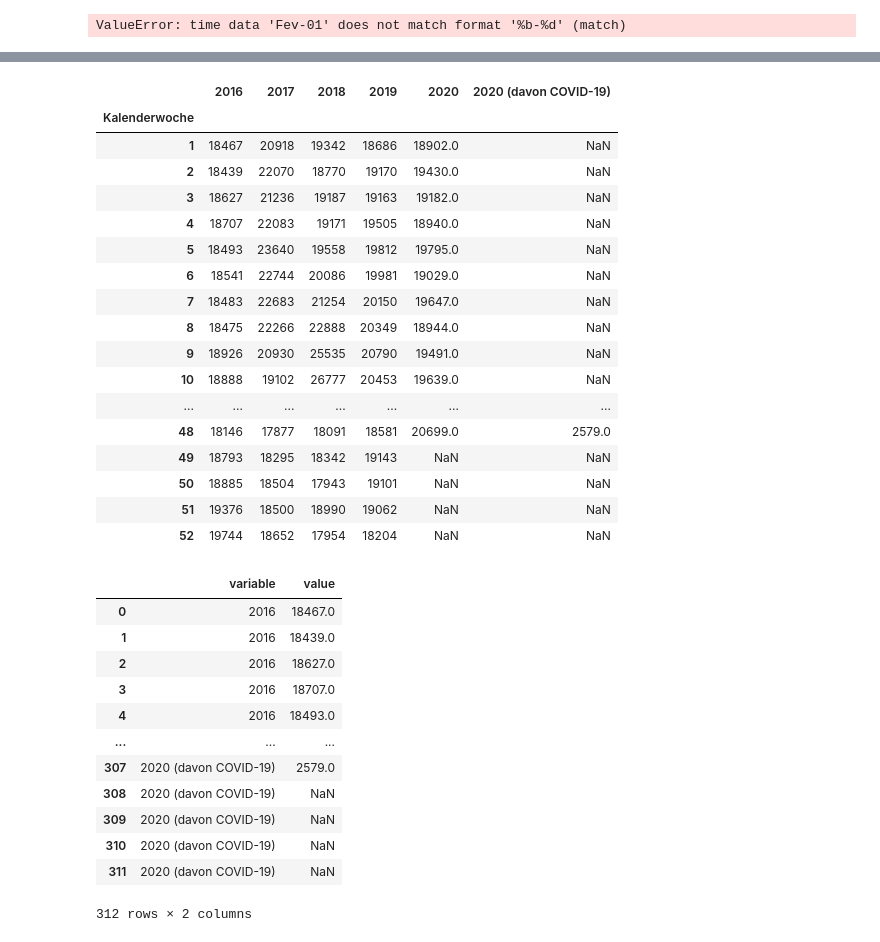
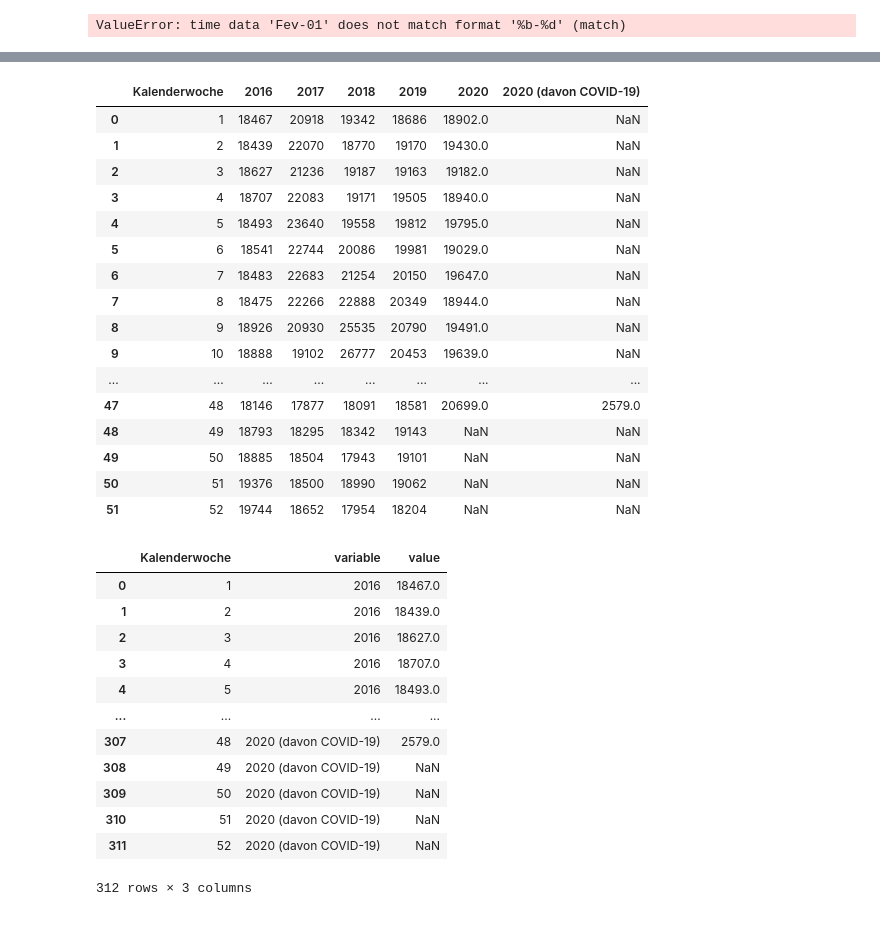
Before and after one commit to joao-dias-25/carta13, a Jupyter notebook: testing.ipynb, the cells around one changed output, grey strips where cells are left out. Drawn from its saved outputs; the diff is of its cells as text; code cells hidden in the pictures.

```diff
--- a/testing.ipynb
+++ b/testing.ipynb
@@ -77,45 +77,44 @@ fig.show()
 [interactive output not drawn]
 [interactive output not drawn]
 # %%
-df=pd.read_csv("data/Deutschland/sterbefallzahlen.csv", delimiter=';', index_col=0)#, skiprows=7, nrows=60, usecols=range(0,5))
+df=pd.read_csv("data/Deutschland/sterbefallzahlen.csv", delimiter=';')#, skiprows=7, nrows=60, usecols=range(0,5))
 # %%
 df
 # %% [output]
-|  | 2016 | 2017 | 2018 | 2019 | 2020 | 2020 (davon COVID-19) |
-| Kalenderwoche |  |  |  |  |  |  |
-| 1 | 18467 | 20918 | 19342 | 18686 | 18902.0 | NaN |
-| 2 | 18439 | 22070 | 18770 | 19170 | 19430.0 | NaN |
-| 3 | 18627 | 21236 | 19187 | 19163 | 19182.0 | NaN |
-| 4 | 18707 | 22083 | 19171 | 19505 | 18940.0 | NaN |
-| 5 | 18493 | 23640 | 19558 | 19812 | 19795.0 | NaN |
-| 6 | 18541 | 22744 | 20086 | 19981 | 19029.0 | NaN |
-| 7 | 18483 | 22683 | 21254 | 20150 | 19647.0 | NaN |
-| 8 | 18475 | 22266 | 22888 | 20349 | 18944.0 | NaN |
-| 9 | 18926 | 20930 | 25535 | 20790 | 19491.0 | NaN |
-| 10 | 18888 | 19102 | 26777 | 20453 | 19639.0 | NaN |
-| ... | ... | ... | ... | ... | ... | ... |
-| 48 | 18146 | 17877 | 18091 | 18581 | 20699.0 | 2579.0 |
-| 49 | 18793 | 18295 | 18342 | 19143 | NaN | NaN |
-| 50 | 18885 | 18504 | 17943 | 19101 | NaN | NaN |
-| 51 | 19376 | 18500 | 18990 | 19062 | NaN | NaN |
-| 52 | 19744 | 18652 | 17954 | 18204 | NaN | NaN |
+|  | Kalenderwoche | 2016 | 2017 | 2018 | 2019 | 2020 | 2020 (davon COVID-19) |
+| 0 | 1 | 18467 | 20918 | 19342 | 18686 | 18902.0 | NaN |
+| 1 | 2 | 18439 | 22070 | 18770 | 19170 | 19430.0 | NaN |
+| 2 | 3 | 18627 | 21236 | 19187 | 19163 | 19182.0 | NaN |
+| 3 | 4 | 18707 | 22083 | 19171 | 19505 | 18940.0 | NaN |
+| 4 | 5 | 18493 | 23640 | 19558 | 19812 | 19795.0 | NaN |
+| 5 | 6 | 18541 | 22744 | 20086 | 19981 | 19029.0 | NaN |
+| 6 | 7 | 18483 | 22683 | 21254 | 20150 | 19647.0 | NaN |
+| 7 | 8 | 18475 | 22266 | 22888 | 20349 | 18944.0 | NaN |
+| 8 | 9 | 18926 | 20930 | 25535 | 20790 | 19491.0 | NaN |
+| 9 | 10 | 18888 | 19102 | 26777 | 20453 | 19639.0 | NaN |
+| ... | ... | ... | ... | ... | ... | ... | ... |
+| 47 | 48 | 18146 | 17877 | 18091 | 18581 | 20699.0 | 2579.0 |
+| 48 | 49 | 18793 | 18295 | 18342 | 19143 | NaN | NaN |
+| 49 | 50 | 18885 | 18504 | 17943 | 19101 | NaN | NaN |
+| 50 | 51 | 19376 | 18500 | 18990 | 19062 | NaN | NaN |
+| 51 | 52 | 19744 | 18652 | 17954 | 18204 | NaN | NaN |
 # %%
-df2=pd.melt(df)
+df2=pd.melt(df,id_vars=["Kalenderwoche"])
 df2
 # %% [output]
-|  | variable | value |
-| 0 | 2016 | 18467.0 |
-| 1 | 2016 | 18439.0 |
-| 2 | 2016 | 18627.0 |
-| 3 | 2016 | 18707.0 |
-| 4 | 2016 | 18493.0 |
-| ... | ... | ... |
-| 307 | 2020 (davon COVID-19) | 2579.0 |
-| 308 | 2020 (davon COVID-19) | NaN |
-| 309 | 2020 (davon COVID-19) | NaN |
-| 310 | 2020 (davon COVID-19) | NaN |
-| 311 | 2020 (davon COVID-19) | NaN |
+|  | Kalenderwoche | variable | value |
+| 0 | 1 | 2016 | 18467.0 |
+| 1 | 2 | 2016 | 18439.0 |
+| 2 | 3 | 2016 | 18627.0 |
+| 3 | 4 | 2016 | 18707.0 |
+| 4 | 5 | 2016 | 18493.0 |
+| ... | ... | ... | ... |
+| 307 | 48 | 2020 (davon COVID-19) | 2579.0 |
+| 308 | 49 | 2020 (davon COVID-19) | NaN |
+| 309 | 50 | 2020 (davon COVID-19) | NaN |
+| 310 | 51 | 2020 (davon COVID-19) | NaN |
+| 311 | 52 | 2020 (davon COVID-19) | NaN |
-312 rows × 2 columns
+312 rows × 3 columns
 # %%
 fig = px.line(df2, x=df2.index, y="value")
 fig.show()
```
Also changed, not shown: parts of 7 cells of this notebook, 3 other files.
